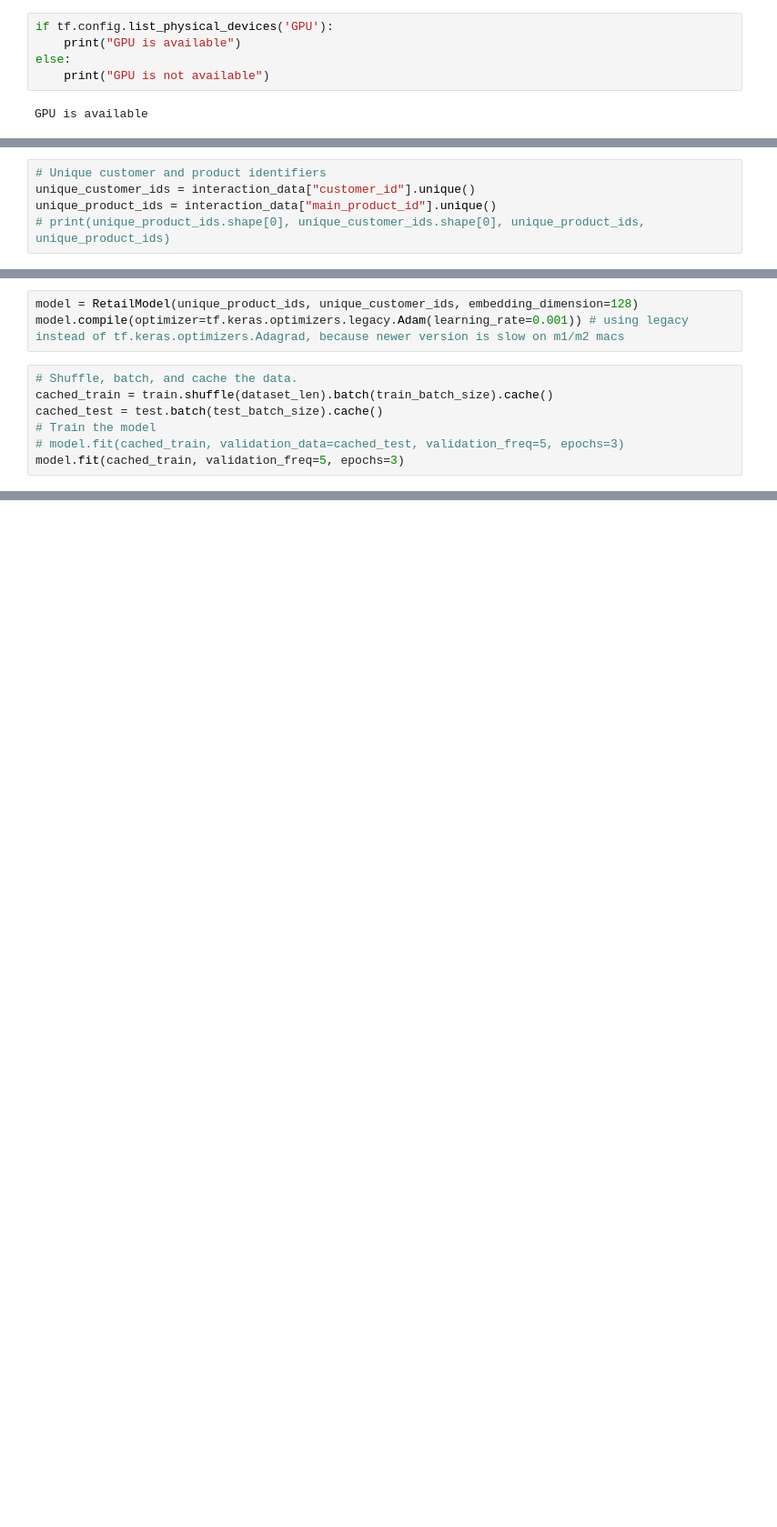
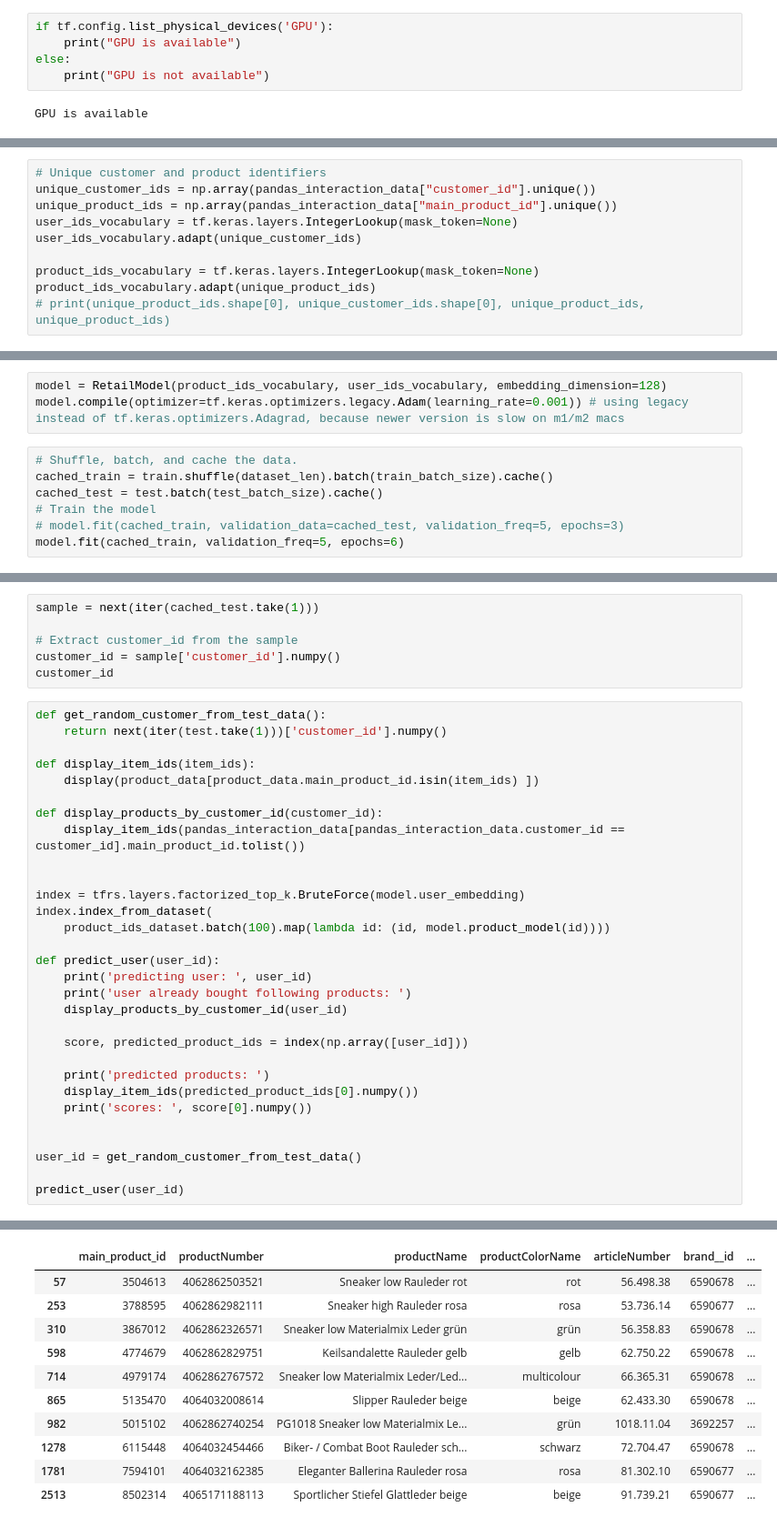
Before and after one commit to tomhuber96/master-thesis-practical-part, a Jupyter notebook: DL/gabor/gabor_tensorflow_recommendations.ipynb, the cells around one changed output, grey strips where cells are left out. Shown at 91% size. Cells and saved outputs as stored; diff of their text form; blank space fills up the shorter version.

```diff
--- a/DL/gabor/gabor_tensorflow_recommendations.ipynb
+++ b/DL/gabor/gabor_tensorflow_recommendations.ipynb
@@ -128,5 +86,10 @@ class RetailModel(tfrs.Model):
 # %%
 # Unique customer and product identifiers
-unique_customer_ids = interaction_data["customer_id"].unique()
-unique_product_ids = interaction_data["main_product_id"].unique()
+unique_customer_ids = np.array(pandas_interaction_data["customer_id"].unique())
+unique_product_ids = np.array(pandas_interaction_data["main_product_id"].unique())
+user_ids_vocabulary = tf.keras.layers.IntegerLookup(mask_token=None)
+user_ids_vocabulary.adapt(unique_customer_ids)
+
+product_ids_vocabulary = tf.keras.layers.IntegerLookup(mask_token=None)
+product_ids_vocabulary.adapt(unique_product_ids)
 # print(unique_product_ids.shape[0], unique_customer_ids.shape[0], unique_product_ids, unique_product_ids)
@@ -133,5 +184,5 @@ unique_product_ids = interaction_data["main_product_id"].unique()
 # %%
-model = RetailModel(unique_product_ids, unique_customer_ids, embedding_dimension=128)
+model = RetailModel(product_ids_vocabulary, user_ids_vocabulary, embedding_dimension=128)
 model.compile(optimizer=tf.keras.optimizers.legacy.Adam(learning_rate=0.001)) # using legacy instead of tf.keras.optimizers.Adagrad, because newer version is slow on m1/m2 macs
 # %%
 # Shuffle, batch, and cache the data.
@@ -139,5 +190,5 @@ cached_train = train.shuffle(dataset_len).batch(train_batch_size).cache()
 cached_test = test.batch(test_batch_size).cache()
 # Train the model
 # model.fit(cached_train, validation_data=cached_test, validation_freq=5, epochs=3)
-model.fit(cached_train, validation_freq=5, epochs=3)
+model.fit(cached_train, validation_freq=5, epochs=6)
 # %% [output]
@@ -173 +264,38 @@ factorized_top_k/top_100_categorical_accuracy           1.0
 AUC: 0.0
+# %%
+sample = next(iter(cached_test.take(1)))
+
+# Extract customer_id from the sample
+customer_id = sample['customer_id'].numpy()
+customer_id
+# %%
+def get_random_customer_from_test_data():
+    return next(iter(test.take(1)))['customer_id'].numpy()
+
+def display_item_ids(item_ids):
+    display(product_data[product_data.main_product_id.isin(item_ids) ])
+
+def display_products_by_customer_id(customer_id):
+    display_item_ids(pandas_interaction_data[pandas_interaction_data.customer_id ==  customer_id].main_product_id.tolist())
+
+
+index = tfrs.layers.factorized_top_k.BruteForce(model.user_embedding)
+index.index_from_dataset(
+    product_ids_dataset.batch(100).map(lambda id: (id, model.product_model(id))))
+
+def predict_user(user_id):
+    print('predicting user: ', user_id)
+    print('user already bought following products: ')
+    display_products_by_customer_id(user_id)
+
+    score, predicted_product_ids = index(np.array([user_id]))
+
+    print('predicted products: ')
+    display_item_ids(predicted_product_ids[0].numpy())
+    print('scores: ', score[0].numpy())
+
+
+user_id = get_random_customer_from_test_data()
+
+predict_user(user_id)
+# %% [output]
@@ -173,0 +308,11 @@ AUC: 0.0
+|  | main_product_id | productNumber | productName | productColorName | articleNumber | brand__id | ... |
+| 57 | 3504613 | 4062862503521 | Sneaker low Rauleder rot | rot | 56.498.38 | 6590678 | ... |
+| 253 | 3788595 | 4062862982111 | Sneaker high Rauleder rosa | rosa | 53.736.14 | 6590677 | ... |
+| 310 | 3867012 | 4062862326571 | Sneaker low Materialmix Leder grün | grün | 56.358.83 | 6590678 | ... |
+| 598 | 4774679 | 4062862829751 | Keilsandalette Rauleder gelb | gelb | 62.750.22 | 6590678 | ... |
+| 714 | 4979174 | 4062862767572 | Sneaker low Materialmix Leder/Led... | multicolour | 66.365.31 | 6590678 | ... |
+| 865 | 5135470 | 4064032008614 | Slipper Rauleder beige | beige | 62.433.30 | 6590678 | ... |
+| 982 | 5015102 | 4062862740254 | PG1018 Sneaker low Materialmix Le... | grün | 1018.11.04 | 3692257 | ... |
+| 1278 | 6115448 | 4064032454466 | Biker- / Combat Boot Rauleder sch... | schwarz | 72.704.47 | 6590678 | ... |
+| 1781 | 7594101 | 4064032162385 | Eleganter Ballerina Rauleder rosa | rosa | 81.302.10 | 6590677 | ... |
+| 2513 | 8502314 | 4065171188113 | Sportlicher Stiefel Glattleder beige | beige | 91.739.21 | 6590677 | ... |
```
Also changed, not shown: parts of 11 cells of this notebook.
